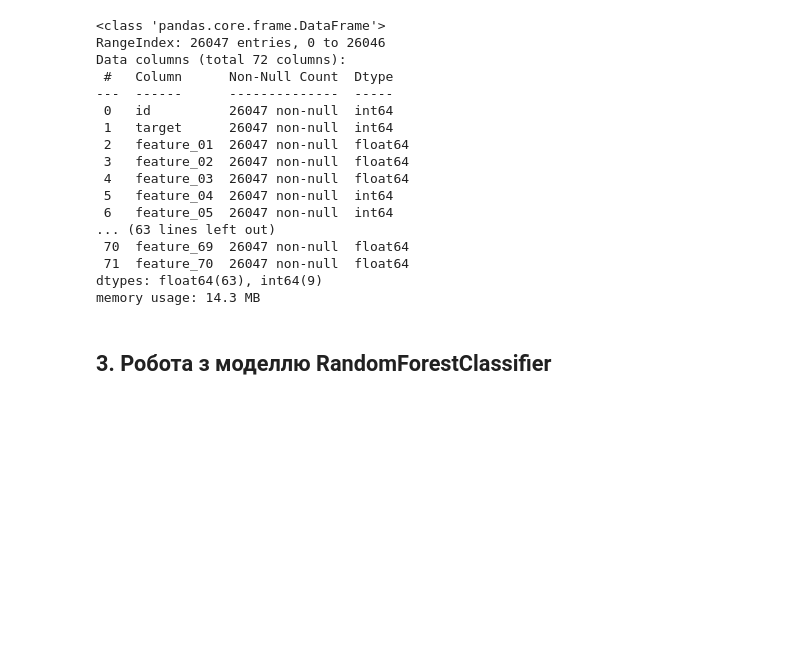
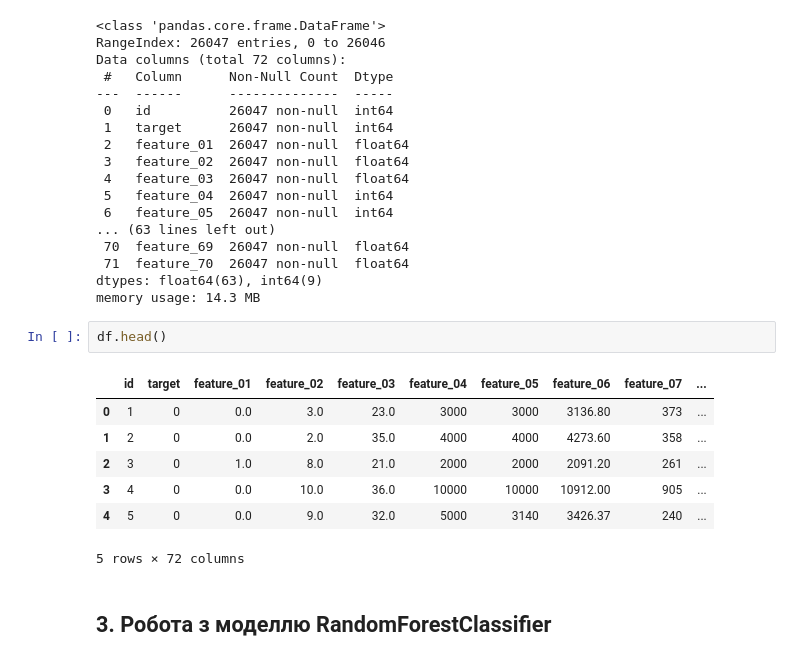
Before and after one commit to roman-povzyk/data_model_task_test_2021, a Jupyter notebook: data_model_test_task_2021.ipynb, the cells around one changed output. Cells and saved outputs as stored; diff of their text form; blank space fills up the shorter version.

```diff
--- a/data_model_test_task_2021.ipynb
+++ b/data_model_test_task_2021.ipynb
@@ -171,6 +178,16 @@ Data columns (total 72 columns):
  71  feature_70  26047 non-null  float64
 dtypes: float64(63), int64(9)
 memory usage: 14.3 MB
+# %%
+df.head()
+# %% [output]
+|  | id | target | feature_01 | feature_02 | feature_03 | feature_04 | feature_05 | feature_06 | feature_07 | ... |
+| 0 | 1 | 0 | 0.0 | 3.0 | 23.0 | 3000 | 3000 | 3136.80 | 373 | ... |
+| 1 | 2 | 0 | 0.0 | 2.0 | 35.0 | 4000 | 4000 | 4273.60 | 358 | ... |
+| 2 | 3 | 0 | 1.0 | 8.0 | 21.0 | 2000 | 2000 | 2091.20 | 261 | ... |
+| 3 | 4 | 0 | 0.0 | 10.0 | 36.0 | 10000 | 10000 | 10912.00 | 905 | ... |
+| 4 | 5 | 0 | 0.0 | 9.0 | 32.0 | 5000 | 3140 | 3426.37 | 240 | ... |
+5 rows × 72 columns
 # %% [markdown]
 ## 3. Робота з моделлю RandomForestClassifier
 # %% [markdown]
```
Also changed, not shown: parts of 38 cells of this notebook.
